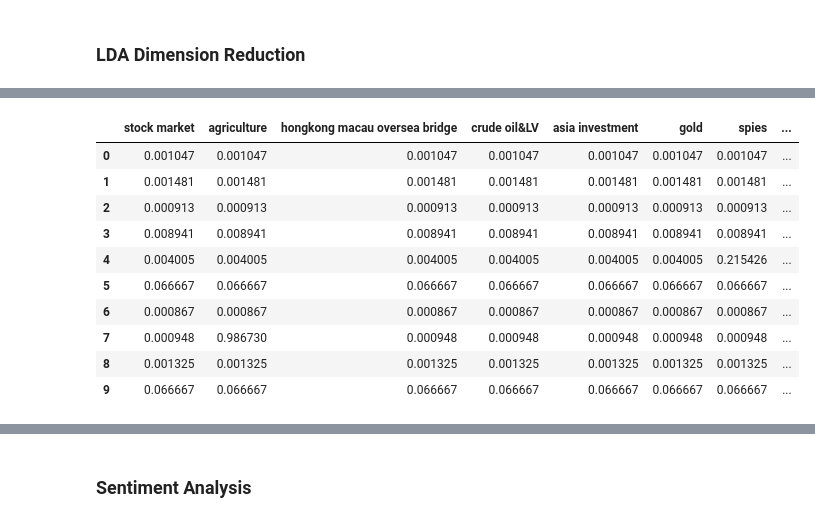
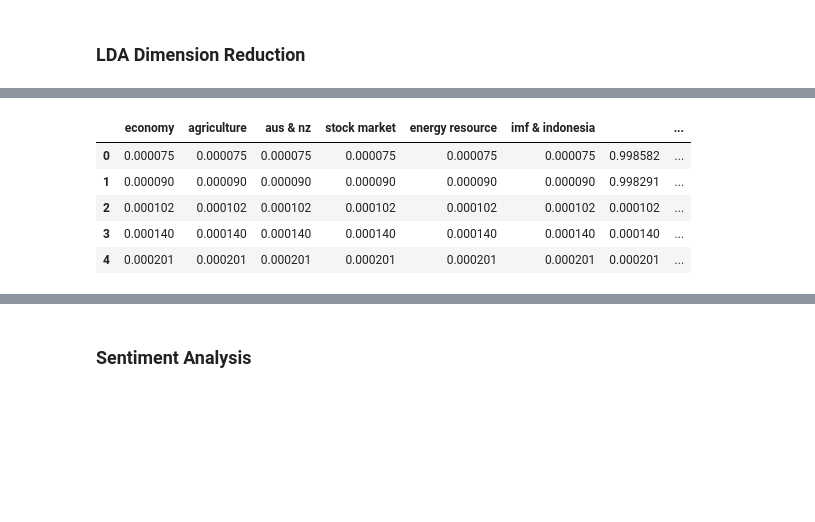
Before and after one commit to leo2506/metis-work, a Jupyter notebook: Project 4/Preprocessing_and_Vectorization.ipynb, the cells around one changed output, grey strips where cells are left out. Saved outputs shown, nothing was run; the diff lists cells and outputs as text; code cells hidden in the pictures; blank space fills up the shorter version.

```diff
--- a/Project 4/Preprocessing_and_Vectorization.ipynb
+++ b/Project 4/Preprocessing_and_Vectorization.ipynb
@@ -121,4 +198,4 @@ def super_clean(collection):
         clean.append(cleanup_doc(c))
     return clean
 # %%
-content = df.title+' '+df.description
+content = df.title+' '+df.content
@@ -288,12 +291,12 @@ from sklearn.decomposition import NMF, LatentDirichletAllocation
 # %%
 n_components = 20
 
-lda = LatentDirichletAllocation(n_components=n_components,
-                                learning_method='online',
+lda = LatentDirichletAllocation(n_components = n_components,
+#                                 max_iter = 10,
+                                learning_method ='online',
                                 learning_decay = 0.6,
                                 batch_size = 256,
-                                learning_offset=512,
-                                topic_word_prior = 0.01,
-                                random_state=0)
-
-lda.fit(X)
+                                learning_offset = 512,
+                                topic_word_prior = 0.005,
+                                n_jobs = -1,
+                                random_state = 0)
@@ -352,7 +357,5 @@ To retain the current behavior and silence the warning, pass sort=False
 from sklearn.preprocessing import normalize
 # %%
 w = lda.transform(X)
-# %%
-w = w[:,:15]
 # %%
 w_normalized = normalize(w,axis=1,norm='l1')
@@ -376,14 +362,32 @@ doc_topic_prob = pd.DataFrame(w_normalized,columns=cols)
+# %%
+cols = ['economy',
+        'agriculture',
+        'aus & nz',
+        'stock market',
+        'energy resource',
+        'imf & indonesia',
+        '',
+        'taiwan strait defense',
+        'thailand & vietnam tourism',
+        'aircraft',
+        'investment',
+        'luxury goods',
+        'journalism',
+        'automobile',
+        'opinions',
+        'wto',
+        '',
+        'high tech',
+        'social media',
+        ''
+       ]
+doc_topic_prob = pd.DataFrame(w_normalized,columns=cols)
 # %%
-doc_topic_prob.head(10)
+doc_topic_prob.head()
 # %% [output]
-|  | stock market | agriculture | hongkong macau oversea bridge | crude oil&LV | asia investment | gold | spies | ... |
-| 0 | 0.001047 | 0.001047 | 0.001047 | 0.001047 | 0.001047 | 0.001047 | 0.001047 | ... |
-| 1 | 0.001481 | 0.001481 | 0.001481 | 0.001481 | 0.001481 | 0.001481 | 0.001481 | ... |
-| 2 | 0.000913 | 0.000913 | 0.000913 | 0.000913 | 0.000913 | 0.000913 | 0.000913 | ... |
-| 3 | 0.008941 | 0.008941 | 0.008941 | 0.008941 | 0.008941 | 0.008941 | 0.008941 | ... |
-| 4 | 0.004005 | 0.004005 | 0.004005 | 0.004005 | 0.004005 | 0.004005 | 0.215426 | ... |
-| 5 | 0.066667 | 0.066667 | 0.066667 | 0.066667 | 0.066667 | 0.066667 | 0.066667 | ... |
-| 6 | 0.000867 | 0.000867 | 0.000867 | 0.000867 | 0.000867 | 0.000867 | 0.000867 | ... |
-| 7 | 0.000948 | 0.986730 | 0.000948 | 0.000948 | 0.000948 | 0.000948 | 0.000948 | ... |
-| 8 | 0.001325 | 0.001325 | 0.001325 | 0.001325 | 0.001325 | 0.001325 | 0.001325 | ... |
-| 9 | 0.066667 | 0.066667 | 0.066667 | 0.066667 | 0.066667 | 0.066667 | 0.066667 | ... |
+|  | economy | agriculture | aus & nz | stock market | energy resource | imf & indonesia |  | ... |
+| 0 | 0.000075 | 0.000075 | 0.000075 | 0.000075 | 0.000075 | 0.000075 | 0.998582 | ... |
+| 1 | 0.000090 | 0.000090 | 0.000090 | 0.000090 | 0.000090 | 0.000090 | 0.998291 | ... |
+| 2 | 0.000102 | 0.000102 | 0.000102 | 0.000102 | 0.000102 | 0.000102 | 0.000102 | ... |
+| 3 | 0.000140 | 0.000140 | 0.000140 | 0.000140 | 0.000140 | 0.000140 | 0.000140 | ... |
+| 4 | 0.000201 | 0.000201 | 0.000201 | 0.000201 | 0.000201 | 0.000201 | 0.000201 | ... |
```
Also changed, not shown: parts of 86 cells of this notebook, 11 other files.
